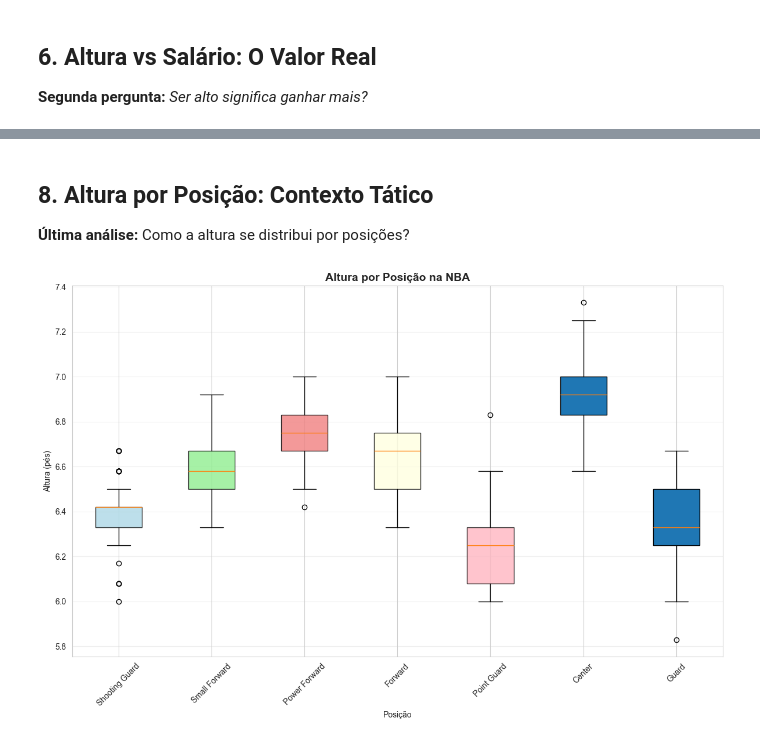
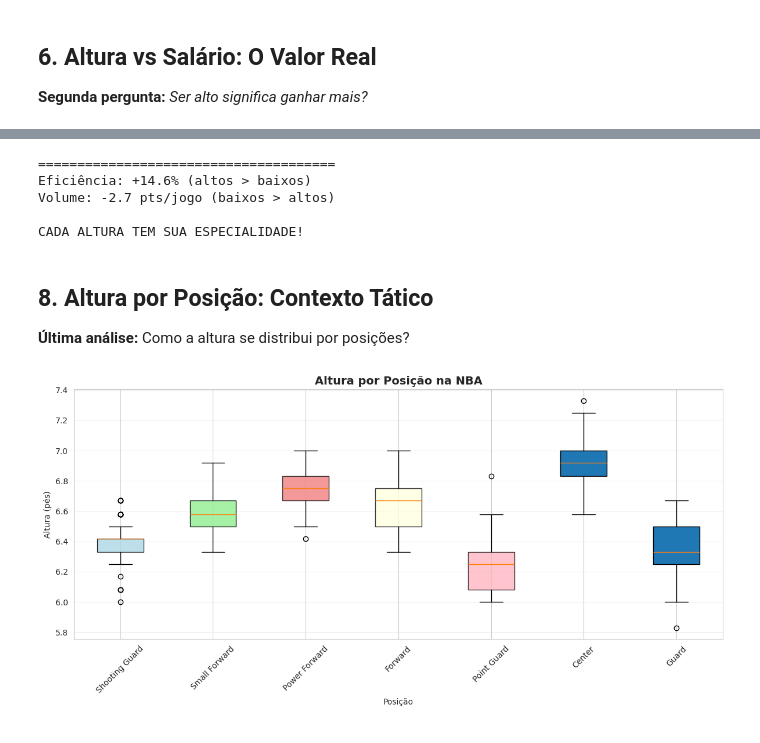
Before and after one commit to nise1301/NBA_stats, a Jupyter notebook: NBA_EDA.ipynb, the cells around one changed output, grey strips where cells are left out. Drawn from its saved outputs; the diff is of its cells as text; code cells hidden in the pictures.

```diff
--- a/NBA_EDA.ipynb
+++ b/NBA_EDA.ipynb
@@ -34,3 +31,5 @@ Colunas: ['year', 'name', 'playerId', 'playerSlug', 'positionId', 'teamId', 'sta
+# %%
+df = pd.read_csv('/content/drive/MyDrive/Colab_Notebooks/Int_Ciencia_Dados/nba_stats.csv')
 # %% [markdown]
 ## 2. Exploração Inicial
 # %%
@@ -321,29 +283,40 @@ CADA ALTURA TEM SUA ESPECIALIDADE!
+# %%
+print("=" * 38)
+print(f"Eficiência: +{eficiencia.max() - eficiencia.min():.1f}% (altos > baixos)")
+print(f"Volume: -{volume.max() - volume.min():.1f} pts/jogo (baixos > altos)")
+print(f"\nCADA ALTURA TEM SUA ESPECIALIDADE!")
+# %% [output]
+======================================
+Eficiência: +14.6% (altos > baixos)
+Volume: -2.7 pts/jogo (baixos > altos)
+
+CADA ALTURA TEM SUA ESPECIALIDADE!
 # %% [markdown]
 ## 8. Altura por Posição: Contexto Tático
 
 **Última análise:** Como a altura se distribui por posições?
 # %%
-# Boxplot simplificado por posição
+# Boxplot por posição
 dados_posicao = dados.dropna(subset=['altura_pes', 'position'])
 
-plt.figure(figsize=(12, 8))
+plt.figure(figsize=(12, 6))
 bp = plt.boxplot([dados_posicao[dados_posicao['position'] == pos]['altura_pes']
                   for pos in dados_posicao['position'].unique()],
                  labels=dados_posicao['position'].unique(),
                  patch_artist=True)
 
 # Cores por posição
 cores_posicao = ['lightblue', 'lightgreen', 'lightcoral', 'lightyellow', 'lightpink']
 for patch, cor in zip(bp['boxes'], cores_posicao[:len(bp['boxes'])]):
     patch.set_facecolor(cor)
     patch.set_alpha(0.8)
 
 plt.xlabel('Posição')
 plt.ylabel('Altura (pés)')
 plt.title('Altura por Posição na NBA', fontsize=14, fontweight='bold')
 plt.xticks(rotation=45)
 plt.grid(True, alpha=0.3, axis='y')
 plt.tight_layout()
 plt.show()
 # %% [output]
-[figure, old version]
+[figure, new version]
```
Also changed, not shown: parts of 18 cells of this notebook.
